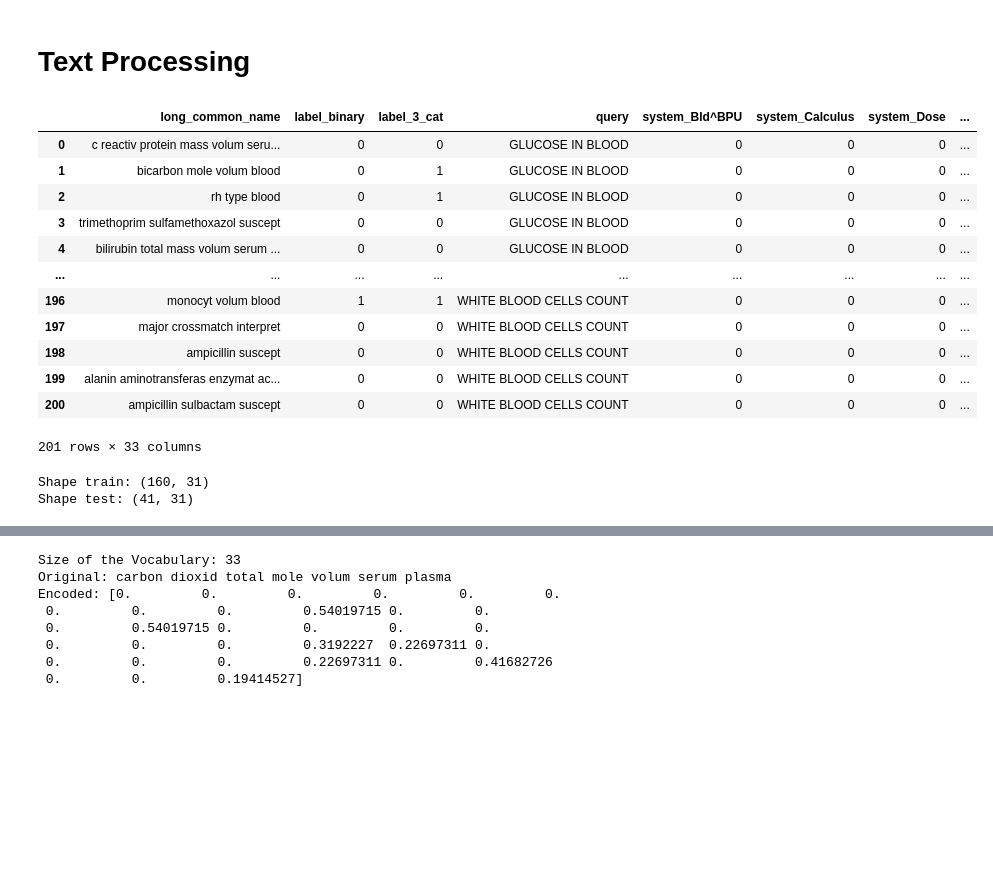
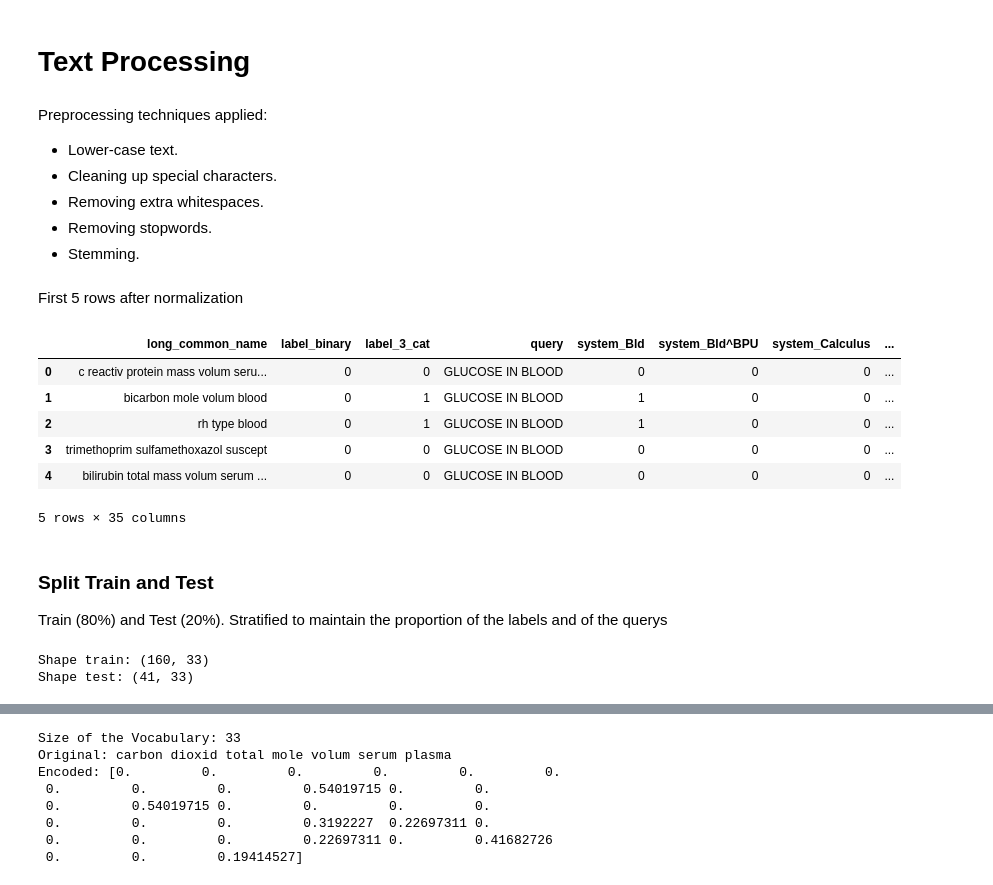
Before and after one commit to Jaimemorillo/Pointwise-ML-Ranking, a Jupyter notebook: Pointwise_LOINC.ipynb, the cells around one changed output, grey strips where cells are left out. Drawn from its saved outputs; the diff is of its cells as text; code cells hidden in the pictures; blank space fills up the shorter version.

```diff
--- a/Pointwise_LOINC.ipynb
+++ b/Pointwise_LOINC.ipynb
@@ -42,4 +58,4 @@ df = df.reset_index(drop=True)
 drop_columns = ['loinc_num', 'component']
 df = df.drop(drop_columns, axis=1)
 
-df = pd.get_dummies(df, columns=['system', 'property'], drop_first=True)
+df = pd.get_dummies(df, columns=['system', 'property'], drop_first=False)
@@ -77,6 +91,13 @@ plot3 = df[df['query']=='WHITE BLOOD CELLS COUNT'].label_3_cat.value_counts(norm
 [figure]
 # %% [markdown]
 # Text Processing
+# %% [markdown]
+Preprocessing techniques applied:
+- Lower-case text.
+- Cleaning up special characters.
+- Removing extra whitespaces.
+- Removing stopwords.
+- Stemming.
 # %%
 class Normalizer:
     def __init__(self):
@@ -119,22 +140,22 @@ df_final = df.copy()
 # %%
 norm = Normalizer()
 df_final['long_common_name'] = df_final['long_common_name'].progress_apply(lambda x: norm.clean_all(x))
+# %% [markdown]
+First 5 rows after normalization
 # %%
-df_final
+df_final.head(5)
 # %% [output]
-|  | long_common_name | label_binary | label_3_cat | query | system_Bld^BPU | system_Calculus | system_Dose | ... |
+|  | long_common_name | label_binary | label_3_cat | query | system_Bld | system_Bld^BPU | system_Calculus | ... |
 | 0 | c reactiv protein mass volum seru... | 0 | 0 | GLUCOSE IN BLOOD | 0 | 0 | 0 | ... |
-| 1 | bicarbon mole volum blood | 0 | 1 | GLUCOSE IN BLOOD | 0 | 0 | 0 | ... |
-| 2 | rh type blood | 0 | 1 | GLUCOSE IN BLOOD | 0 | 0 | 0 | ... |
+| 1 | bicarbon mole volum blood | 0 | 1 | GLUCOSE IN BLOOD | 1 | 0 | 0 | ... |
+| 2 | rh type blood | 0 | 1 | GLUCOSE IN BLOOD | 1 | 0 | 0 | ... |
 | 3 | trimethoprim sulfamethoxazol suscept | 0 | 0 | GLUCOSE IN BLOOD | 0 | 0 | 0 | ... |
 | 4 | bilirubin total mass volum serum ... | 0 | 0 | GLUCOSE IN BLOOD | 0 | 0 | 0 | ... |
-| ... | ... | ... | ... | ... | ... | ... | ... | ... |
-| 196 | monocyt volum blood | 1 | 1 | WHITE BLOOD CELLS COUNT | 0 | 0 | 0 | ... |
-| 197 | major crossmatch interpret | 0 | 0 | WHITE BLOOD CELLS COUNT | 0 | 0 | 0 | ... |
-| 198 | ampicillin suscept | 0 | 0 | WHITE BLOOD CELLS COUNT | 0 | 0 | 0 | ... |
-| 199 | alanin aminotransferas enzymat ac... | 0 | 0 | WHITE BLOOD CELLS COUNT | 0 | 0 | 0 | ... |
-| 200 | ampicillin sulbactam suscept | 0 | 0 | WHITE BLOOD CELLS COUNT | 0 | 0 | 0 | ... |
-201 rows × 33 columns
+5 rows × 35 columns
+# %% [markdown]
+### Split Train and Test
+
+Train (80%) and Test (20%). Stratified to maintain the proportion of the labels and of the querys
 # %%
 X = df_final.drop(['label_binary','label_3_cat'], axis=1)
 y = df_final['label_3_cat']
@@ -145,5 +166,5 @@ X_train, X_test, y_train, y_test = train_test_split(X, y, test_size=0.2,
 print('Shape train: ' + str(X_train.shape))
 print('Shape test: ' + str(X_test.shape))
 # %% [output]
-Shape train: (160, 31)
-Shape test: (41, 31)
+Shape train: (160, 33)
+Shape test: (41, 33)
```
Also changed, not shown: parts of 24 cells of this notebook.
